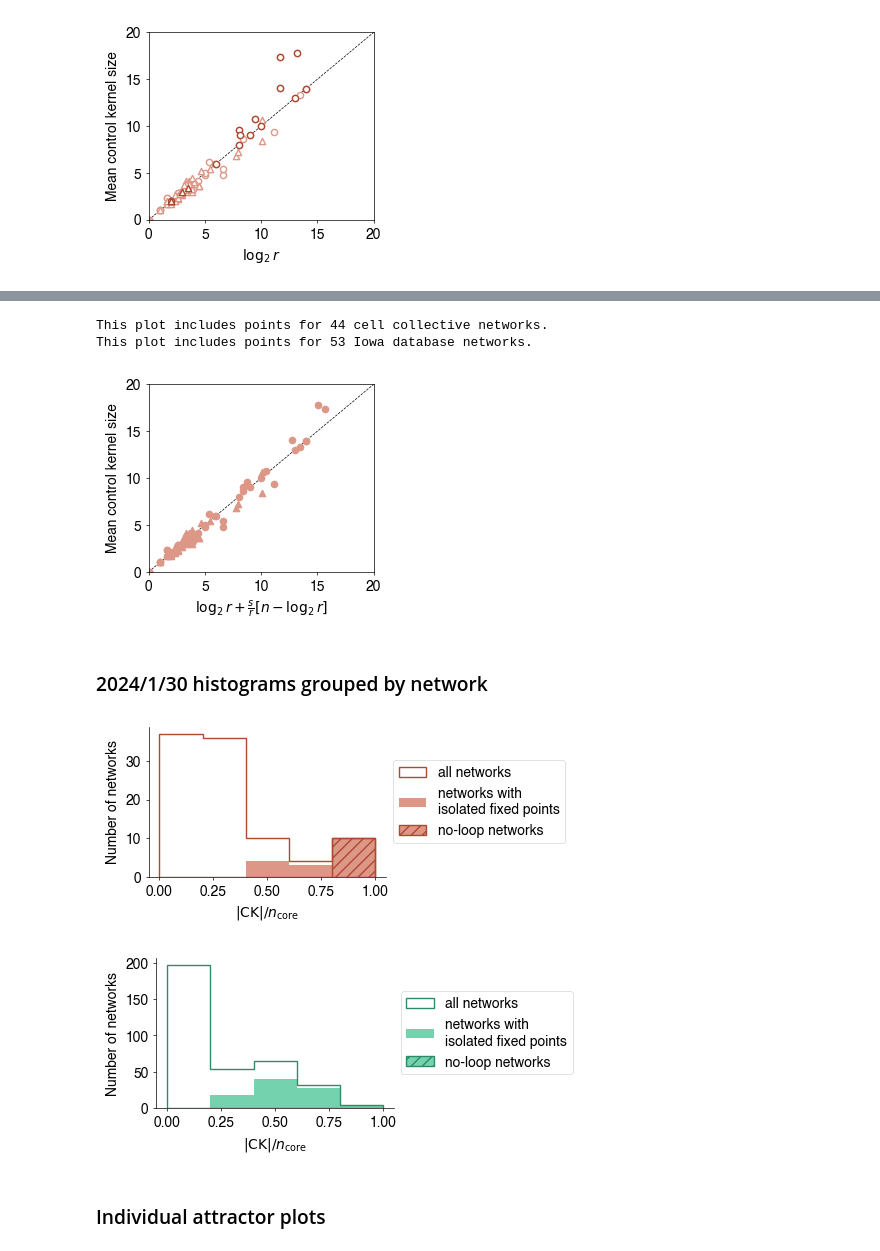
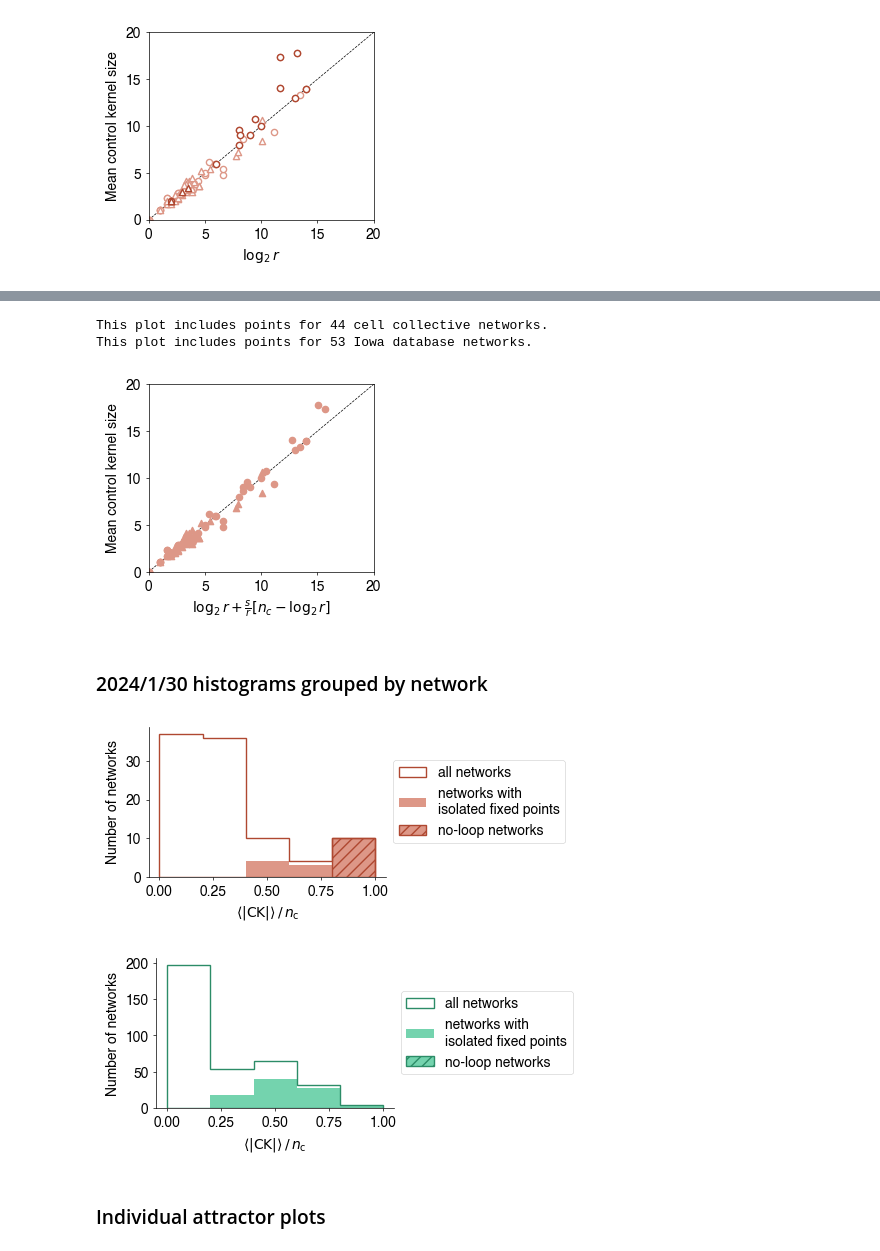
Before and after one commit to bcdaniels/Control-of-Synthetic-Boolean-Networks, a Jupyter notebook: CK_basin_sizes/basin-paper-figures.ipynb, the cells around one changed output, grey strips where cells are left out. Drawn from its saved outputs; the diff is of its cells as text; code cells hidden in the pictures.

Commit message:
minor change n_core -> n_c

```diff
--- a/CK_basin_sizes/basin-paper-figures.ipynb
+++ b/CK_basin_sizes/basin-paper-figures.ipynb
@@ -860,36 +860,36 @@ for ck_func in [predict_ck_separate_isolated,]:
     plt.scatter(ck_df_Filtered[ck_func.__name__],
                 ck_df_Filtered['mean control kernel size'],
                 label=ck_func.__name__,
                 s=markersize,
                 c=colors1['cellcollective'])
 
 # iowa database
 for ck_func in [predict_ck_separate_isolated,]:
     plt.scatter(dfIowa_Filtered[ck_func.__name__],
                 dfIowa_Filtered['mean control kernel size'],
                 label=ck_func.__name__,
                 s=markersize,
                 c=colors1['cellcollective'],
                 marker='^')
 
 print("This plot includes points for {} cell collective networks.".format(ck_df_Filtered['predict_ck_separate_isolated'].count()))
 print("This plot includes points for {} Iowa database networks.".format(dfIowa_Filtered['predict_ck_separate_isolated'].count()))
 
 #plt.xlabel('$\\frac{r-s}{r} \log_2{r} + \\frac{s}{r} n$')
-plt.xlabel('$\\log_2{r} + \\frac{s}{r} \\left[ n - \\log_2{r} \\right]$')
+plt.xlabel('$\\log_2{r} + \\frac{s}{r} \\left[ n_c - \\log_2{r} \\right]$')
 plt.ylabel('Mean control kernel size')
 minsize,maxsize = 0,20
 plt.plot([minsize,maxsize],[minsize,maxsize],'k--',lw=0.5,zorder=-10)
 plt.axis(xmin=minsize,xmax=maxsize,ymin=minsize,ymax=maxsize)
 plt.yticks([0,5,10,15,20])
 plt.subplots_adjust(bottom=bottom,top=top,left=left,right=right)
 #plt.legend()
 makePretty()
-plt.savefig('240219_actual_versus_predicted_mean_ck_size_cell_collective_networks.pdf')
+plt.savefig('240223_actual_versus_predicted_mean_ck_size_cell_collective_networks.pdf')
 # %% [output]
 This plot includes points for 44 cell collective networks.
 This plot includes points for 53 Iowa database networks.
-[figure, old version]
+[figure, new version]
 # %% [markdown]
 ### 2024/1/30 histograms grouped by network
 # %%
@@ -934,16 +934,16 @@ plt.hist(dfAllBio_noloop['mean control kernel size']/sizes,
 leg = plt.legend(loc='center left',bbox_to_anchor=[1, 0.5])
 #plt.yticks([0,2.5,5],[])
 if core_only:
-    plt.xlabel('$|\\mathrm{CK}|/n_{\\mathrm{core}}$')
+    plt.xlabel('$\\langle|\\mathrm{CK}|\\rangle\\,/\\,n_{\\mathrm{c}}$')
 else:
-    plt.xlabel('$|\mathrm{CK}|/n$')
+    plt.xlabel('$\\langle|\\mathrm{CK}|\\rangle/n$')
 plt.ylabel('Number of networks')
 plt.subplots_adjust(bottom=0.2,top=0.95,left=0.15,right=0.625)
 plt.gca().spines[['right', 'top']].set_visible(False)
 makePretty(leg=leg)
-plt.savefig('240221_ck_histogram_by_network_isolated_and_nonisolated_all_bio.pdf')
+plt.savefig('240223_ck_histogram_by_network_isolated_and_nonisolated_all_bio.pdf')
 # %% [output]
-[figure, old version]
+[figure, new version]
 # %%
 # isolated and non-isolated histograms grouped by networks (random networks)
 plt.figure(figsize=(5,2))
@@ -983,16 +983,16 @@ plt.hist(dfExactRandomAll_noloop['mean control kernel size']/sizes,
 leg = plt.legend(loc='center left',bbox_to_anchor=[1, 0.5])
 #plt.yticks([0,2.5,5],[])
 if core_only:
-    plt.xlabel('$|\\mathrm{CK}|/n_{\\mathrm{core}}$')
+    plt.xlabel('$\\langle|\\mathrm{CK}|\\rangle\\,/\\,n_{\\mathrm{c}}$')
 else:
-    plt.xlabel('$|\mathrm{CK}|/n$')
+    plt.xlabel('$\\langle|\\mathrm{CK}|\\rangle/n$')
 plt.ylabel('Number of networks')
 plt.subplots_adjust(bottom=0.2,top=0.95,left=0.15,right=0.625)
 plt.gca().spines[['right', 'top']].set_visible(False)
 makePretty(leg=leg)
-plt.savefig('240221_ck_histogram_by_network_isolated_and_nonisolated_random.pdf')
+plt.savefig('240223_ck_histogram_by_network_isolated_and_nonisolated_random.pdf')
 # %% [output]
-[figure, old version]
+[figure, new version]
 # %% [markdown]
 ### Individual attractor plots
 # %%
```
Also changed, not shown: parts of 3 cells of this notebook.
